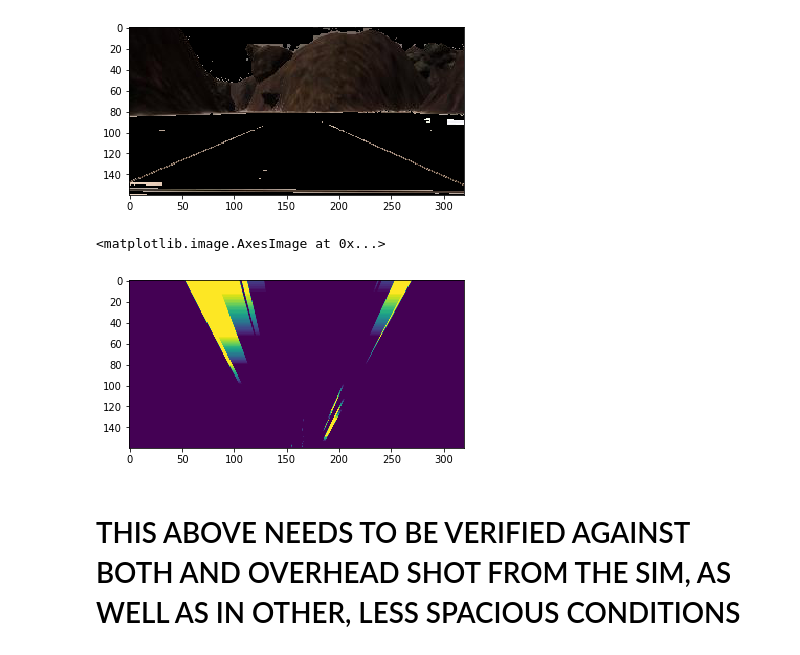
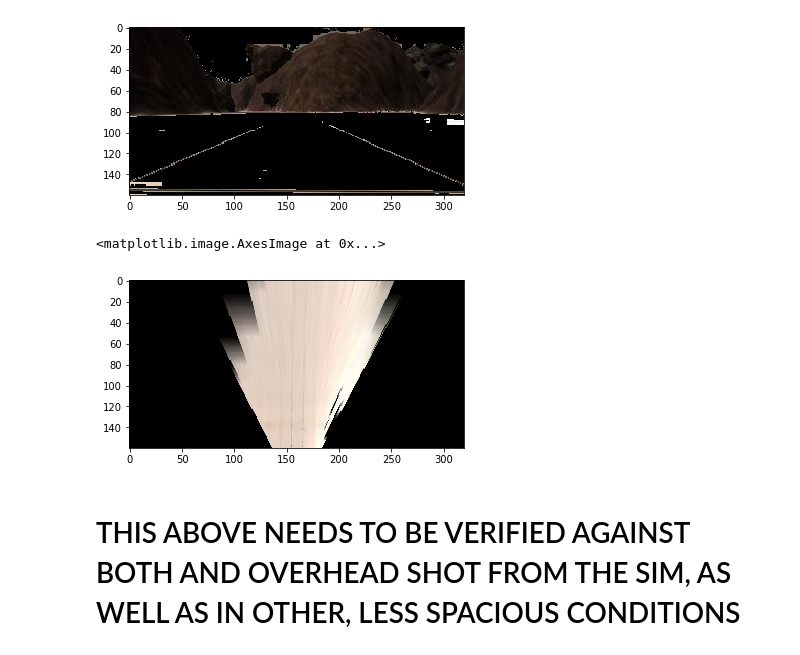
Before and after one commit to d13sl0w/RoboND-Rover-Project, a Jupyter notebook: code/Rover_Scratch_Space.ipynb, the cells around one changed output. Drawn from its saved outputs; the diff is of its cells as text; code cells hidden in the pictures.

Commit message:
walls masking

```diff
--- a/code/Rover_Scratch_Space.ipynb
+++ b/code/Rover_Scratch_Space.ipynb
@@ -101,36 +101,37 @@ plt.imshow(walls_masked)
 def perspect_transform(img, src, dst):
 
     M = cv2.getPerspectiveTransform(src, dst)
     warped = cv2.warpPerspective(img, M, (img.shape[1], img.shape[0]))# keep same size as input image
 
     return warped
 
 
 # Define calibration box in source (actual) and destination (desired) coordinates
 # These source and destination points are defined to warp the image
 # to a grid where each 10x10 pixel square represents 1 square meter
 # The destination box will be 2*dst_size on each side
 
 map_grid_side = 10
 dst_size = map_grid_side / 2
 # Set a bottom offset to account for the fact that the bottom of the image
 # is not the position of the rover but a bit in front of it
 # this is just a rough guess, feel free to change it!
 bottom_offset = 2
 source = np.float32([[118, 99], [203, 99], [182, 90], [136, 90]])
 destination = np.float32([
     [image.shape[1]/2 - dst_size, image.shape[0] + map_grid_side - bottom_offset],
     [image.shape[1]/2 + dst_size, image.shape[0] + map_grid_side - bottom_offset],
     [image.shape[1]/2 + dst_size, image.shape[0] - map_grid_side - 2*dst_size - bottom_offset],
     [image.shape[1]/2 - dst_size, image.shape[0] - map_grid_side - 2*dst_size - bottom_offset],
 ])
-warped = perspect_transform(threshed, source, destination)
-warped = perspect_transform(walls
-                            _masked, source, destination)
+# warped = perspect_transform(threshed, source, destination)
+ground_warped = perspect_transform(ground_masked, source, destination)
+walls_warped = perspect_transform(walls_masked, source, destination)
 
-plt.imshow(warped)
+plt.imshow(ground_warped)
+plt.imshow(walls_warped)
 #scipy.misc.imsave('../output/warped_example.jpg', warped)
 # %% [output]
 <matplotlib.image.AxesImage at 0x...>
-[figure, old version]
+[figure, new version]
 # %% [markdown]
```
